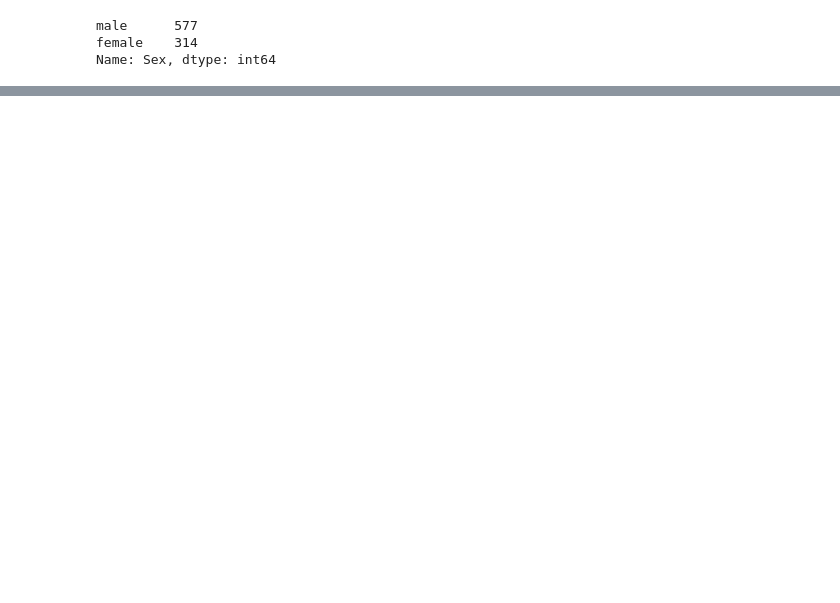
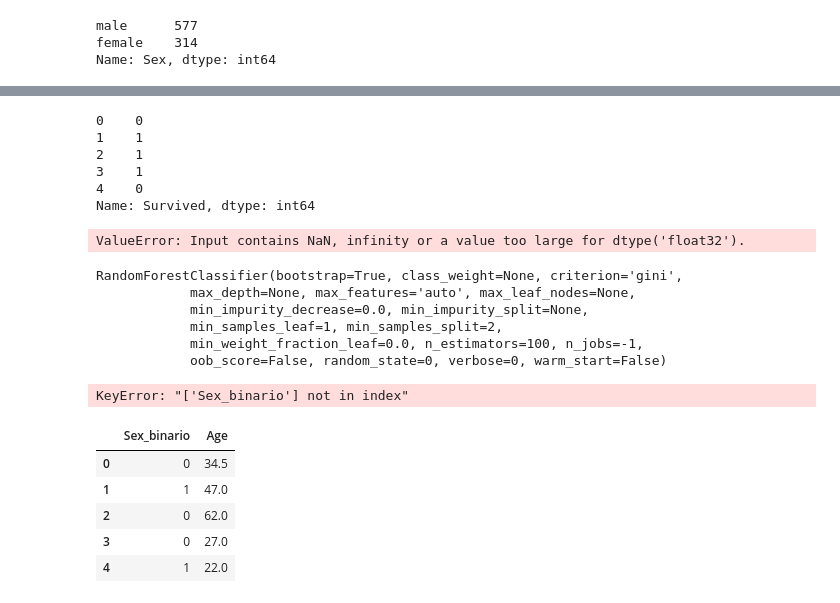
Before and after one commit to nilsoncunha/portfolio, a Jupyter notebook: Titanic/Titanic_Mario.ipynb, the cells around one changed output, grey strips where cells are left out. Saved outputs shown, nothing was run; the diff lists cells and outputs as text; code cells hidden in the pictures; blank space fills up the shorter version.

```diff
--- a/Titanic/Titanic_Mario.ipynb
+++ b/Titanic/Titanic_Mario.ipynb
@@ -45,0 +104,13 @@ train.head()
+# %%
+y.head()
+# %% [output]
+0    0
+1    1
+2    1
+3    1
+4    0
+Name: Survived, dtype: int64
+# %%
+modelo.fit(x,y)
+# %% [output]
+ValueError: Input contains NaN, infinity or a value too large for dtype('float32').
@@ -45,0 +119,13 @@ train.head()
+# %%
+modelo.fit(x,y)
+# %% [output]
+RandomForestClassifier(bootstrap=True, class_weight=None, criterion='gini',
+            max_depth=None, max_features='auto', max_leaf_nodes=None,
+            min_impurity_decrease=0.0, min_impurity_split=None,
+            min_samples_leaf=1, min_samples_split=2,
+            min_weight_fraction_leaf=0.0, n_estimators=100, n_jobs=-1,
+            oob_score=False, random_state=0, verbose=0, warm_start=False)
+# %%
+x_prev = test[variaveis]
+# %% [output]
+KeyError: "['Sex_binario'] not in index"
@@ -45,0 +134,11 @@ train.head()
+# %%
+x_prev = test[variaveis]
+x_prev = x_prev.fillna(-1)
+x_prev.head()
+# %% [output]
+|  | Sex_binario | Age |
+| 0 | 0 | 34.5 |
+| 1 | 1 | 47.0 |
+| 2 | 0 | 62.0 |
+| 3 | 0 | 27.0 |
+| 4 | 1 | 22.0 |
```
Also changed, not shown: parts of 19 cells of this notebook, 1 other file.
